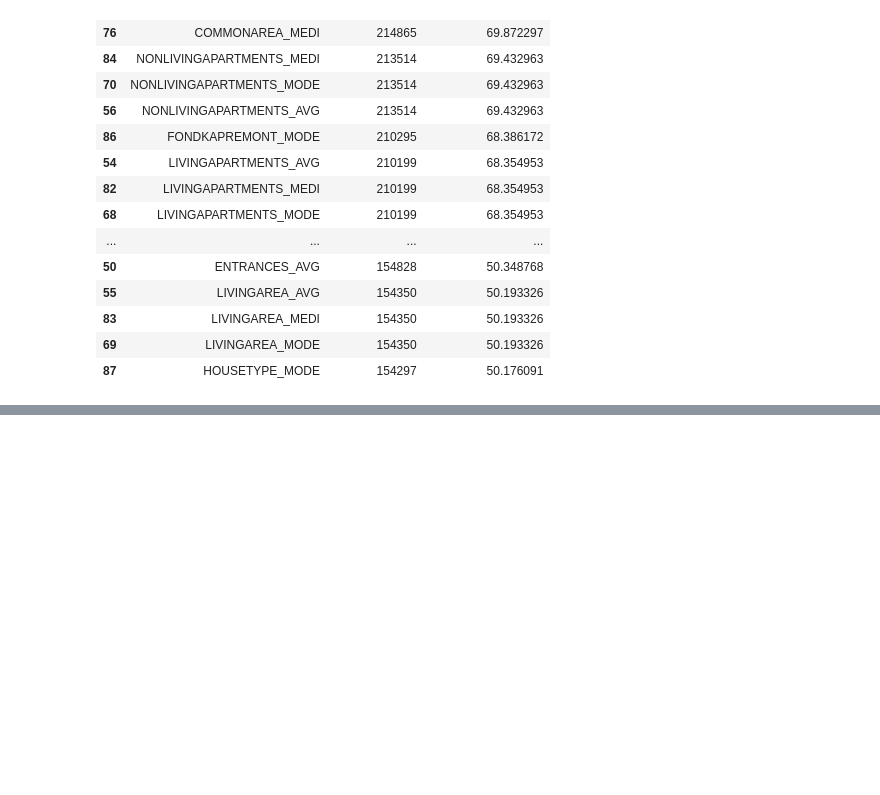
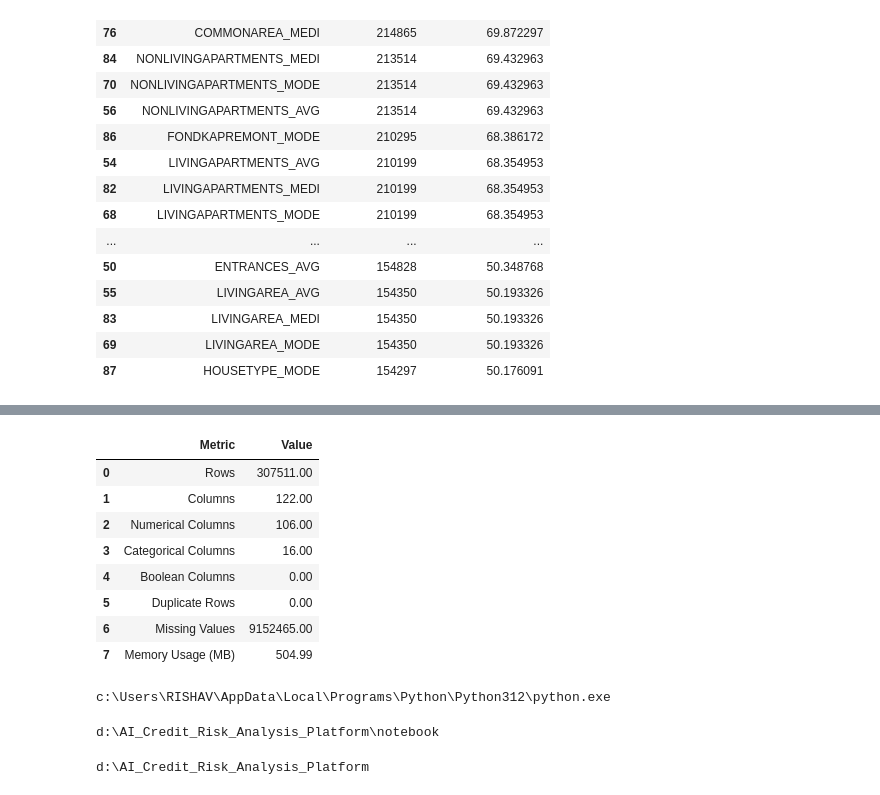
Before and after one commit to RISHAV2205/AI_Credit_Risk_Analysis_Platform, a Jupyter notebook: notebook/01_data_understanding.ipynb, the cells around one changed output, grey strips where cells are left out. Saved outputs shown, nothing was run; the diff lists cells and outputs as text; code cells hidden in the pictures; blank space fills up the shorter version.

```diff
--- a/notebook/01_data_understanding.ipynb
+++ b/notebook/01_data_understanding.ipynb
@@ -245,0 +428,16 @@ for category, cols in feature_categories.items():
+# %%
+from  src.utils.data_profiler import profile_dataset
+
+profile = profile_dataset(df)
+
+profile
+# %% [output]
+|  | Metric | Value |
+| 0 | Rows | 307511.00 |
+| 1 | Columns | 122.00 |
+| 2 | Numerical Columns | 106.00 |
+| 3 | Categorical Columns | 16.00 |
+| 4 | Boolean Columns | 0.00 |
+| 5 | Duplicate Rows | 0.00 |
+| 6 | Missing Values | 9152465.00 |
+| 7 | Memory Usage (MB) | 504.99 |
@@ -245,0 +446,25 @@ for category, cols in feature_categories.items():
+# %%
+import sys
+
+print(sys.executable)
+# %% [output]
+c:\Users\RISHAV\AppData\Local\Programs\Python\Python312\python.exe
+# %%
+import os
+print(os.getcwd())
+# %% [output]
+d:\AI_Credit_Risk_Analysis_Platform\notebook
+# %%
+from pathlib import Path
+import sys
+
+# Get the project root
+PROJECT_ROOT = Path.cwd().parent
+
+# Add it to Python's search path
+if str(PROJECT_ROOT) not in sys.path:
+    sys.path.insert(0, str(PROJECT_ROOT))
+
+print(PROJECT_ROOT)
+# %% [output]
+d:\AI_Credit_Risk_Analysis_Platform
```
Also changed, not shown: parts of 11 cells of this notebook, 18 other files.
